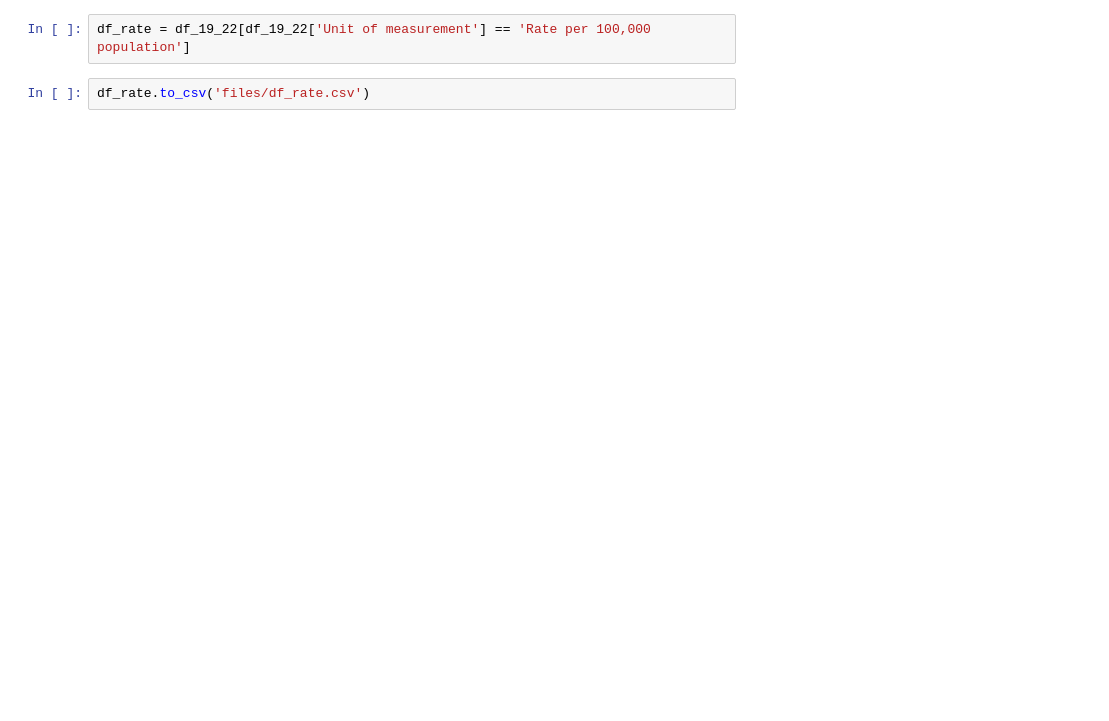
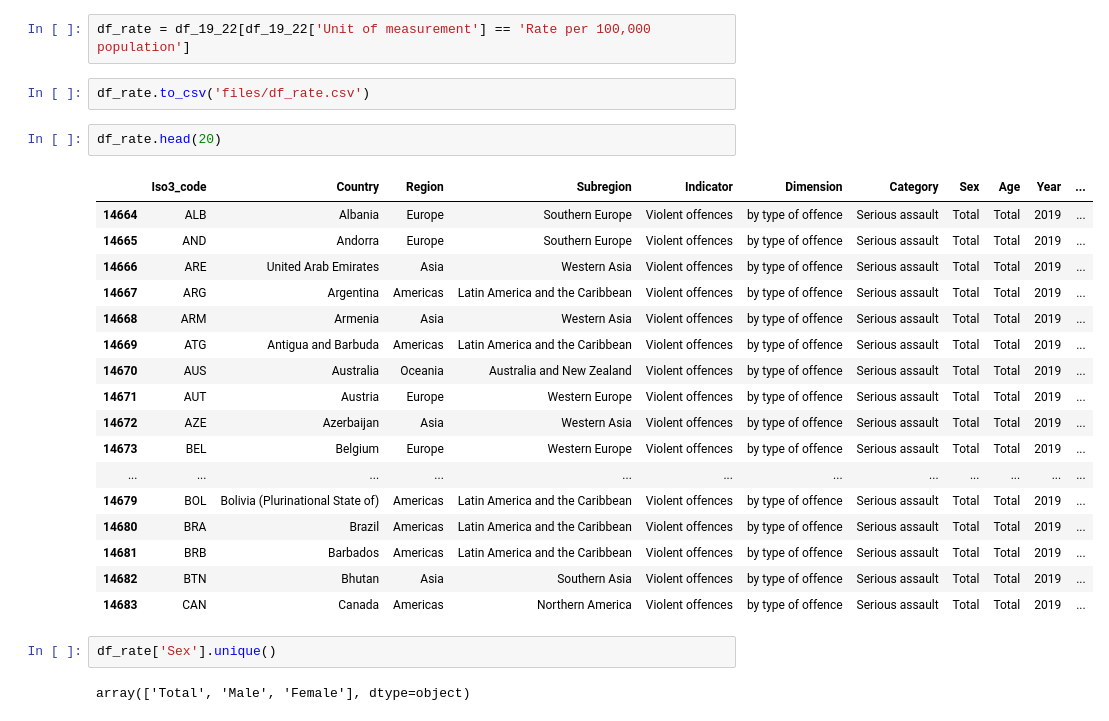
Before and after one commit to Marina-pg/mod4_tableau, a Jupyter notebook: proyecto.ipynb, the cells around one changed output. Saved outputs shown, nothing was run; the diff lists cells and outputs as text; blank space fills up the shorter version.

```diff
--- a/proyecto.ipynb
+++ b/proyecto.ipynb
@@ -131,3 +131,27 @@ df_19_22[(df_19_22['Country'] == 'Brazil') | (df_19_22['Country'] == 'United Sta
 df_rate = df_19_22[df_19_22['Unit of measurement'] == 'Rate per 100,000 population']
 # %%
 df_rate.to_csv('files/df_rate.csv')
+# %%
+df_rate.head(20)
+# %% [output]
+|  | Iso3_code | Country | Region | Subregion | Indicator | Dimension | Category | Sex | Age | Year | ... |
+| 14664 | ALB | Albania | Europe | Southern Europe | Violent offences | by type of offence | Serious assault | Total | Total | 2019 | ... |
+| 14665 | AND | Andorra | Europe | Southern Europe | Violent offences | by type of offence | Serious assault | Total | Total | 2019 | ... |
+| 14666 | ARE | United Arab Emirates | Asia | Western Asia | Violent offences | by type of offence | Serious assault | Total | Total | 2019 | ... |
+| 14667 | ARG | Argentina | Americas | Latin America and the Caribbean | Violent offences | by type of offence | Serious assault | Total | Total | 2019 | ... |
+| 14668 | ARM | Armenia | Asia | Western Asia | Violent offences | by type of offence | Serious assault | Total | Total | 2019 | ... |
+| 14669 | ATG | Antigua and Barbuda | Americas | Latin America and the Caribbean | Violent offences | by type of offence | Serious assault | Total | Total | 2019 | ... |
+| 14670 | AUS | Australia | Oceania | Australia and New Zealand | Violent offences | by type of offence | Serious assault | Total | Total | 2019 | ... |
+| 14671 | AUT | Austria | Europe | Western Europe | Violent offences | by type of offence | Serious assault | Total | Total | 2019 | ... |
+| 14672 | AZE | Azerbaijan | Asia | Western Asia | Violent offences | by type of offence | Serious assault | Total | Total | 2019 | ... |
+| 14673 | BEL | Belgium | Europe | Western Europe | Violent offences | by type of offence | Serious assault | Total | Total | 2019 | ... |
+| ... | ... | ... | ... | ... | ... | ... | ... | ... | ... | ... | ... |
+| 14679 | BOL | Bolivia (Plurinational State of) | Americas | Latin America and the Caribbean | Violent offences | by type of offence | Serious assault | Total | Total | 2019 | ... |
+| 14680 | BRA | Brazil | Americas | Latin America and the Caribbean | Violent offences | by type of offence | Serious assault | Total | Total | 2019 | ... |
+| 14681 | BRB | Barbados | Americas | Latin America and the Caribbean | Violent offences | by type of offence | Serious assault | Total | Total | 2019 | ... |
+| 14682 | BTN | Bhutan | Asia | Southern Asia | Violent offences | by type of offence | Serious assault | Total | Total | 2019 | ... |
+| 14683 | CAN | Canada | Americas | Northern America | Violent offences | by type of offence | Serious assault | Total | Total | 2019 | ... |
+# %%
+df_rate['Sex'].unique()
+# %% [output]
+array(['Total', 'Male', 'Female'], dtype=object)
```
Also changed, not shown: parts of 4 cells of this notebook.
